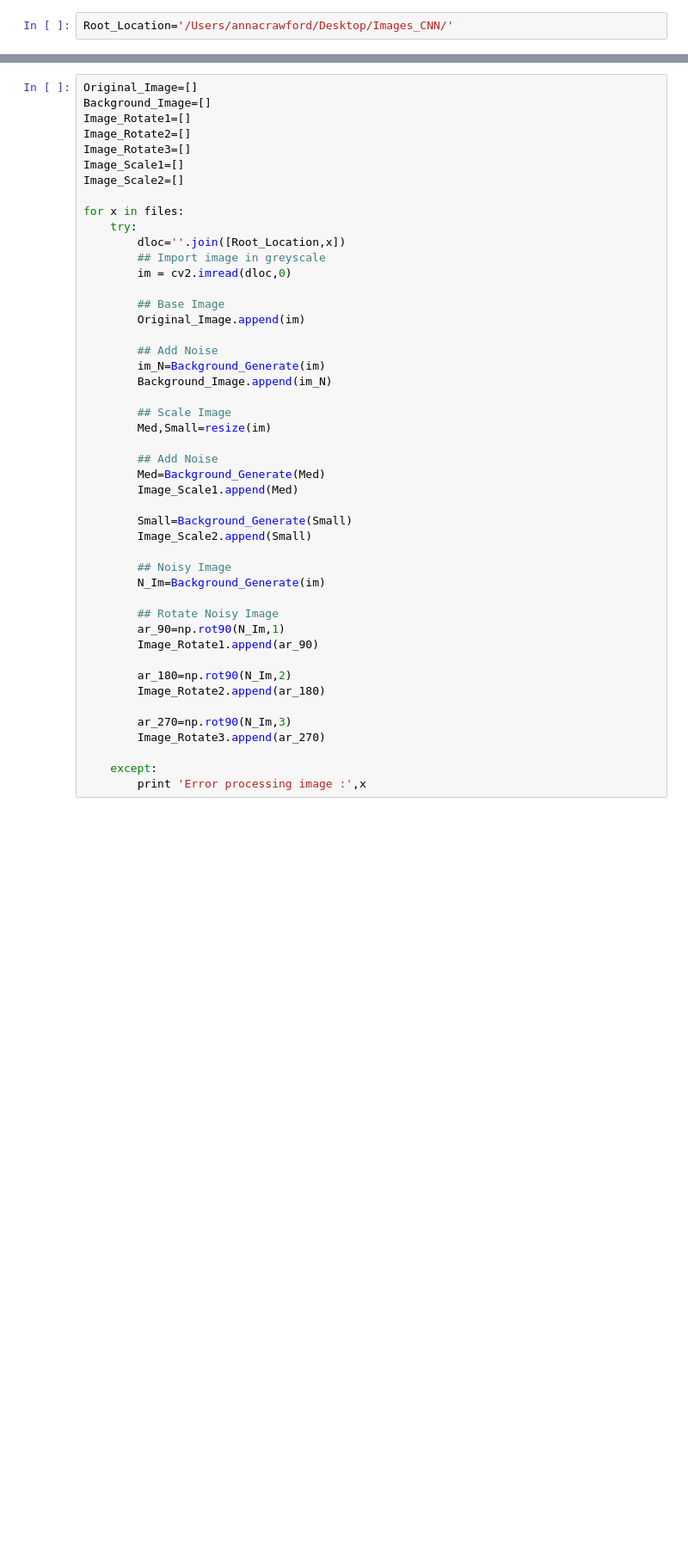
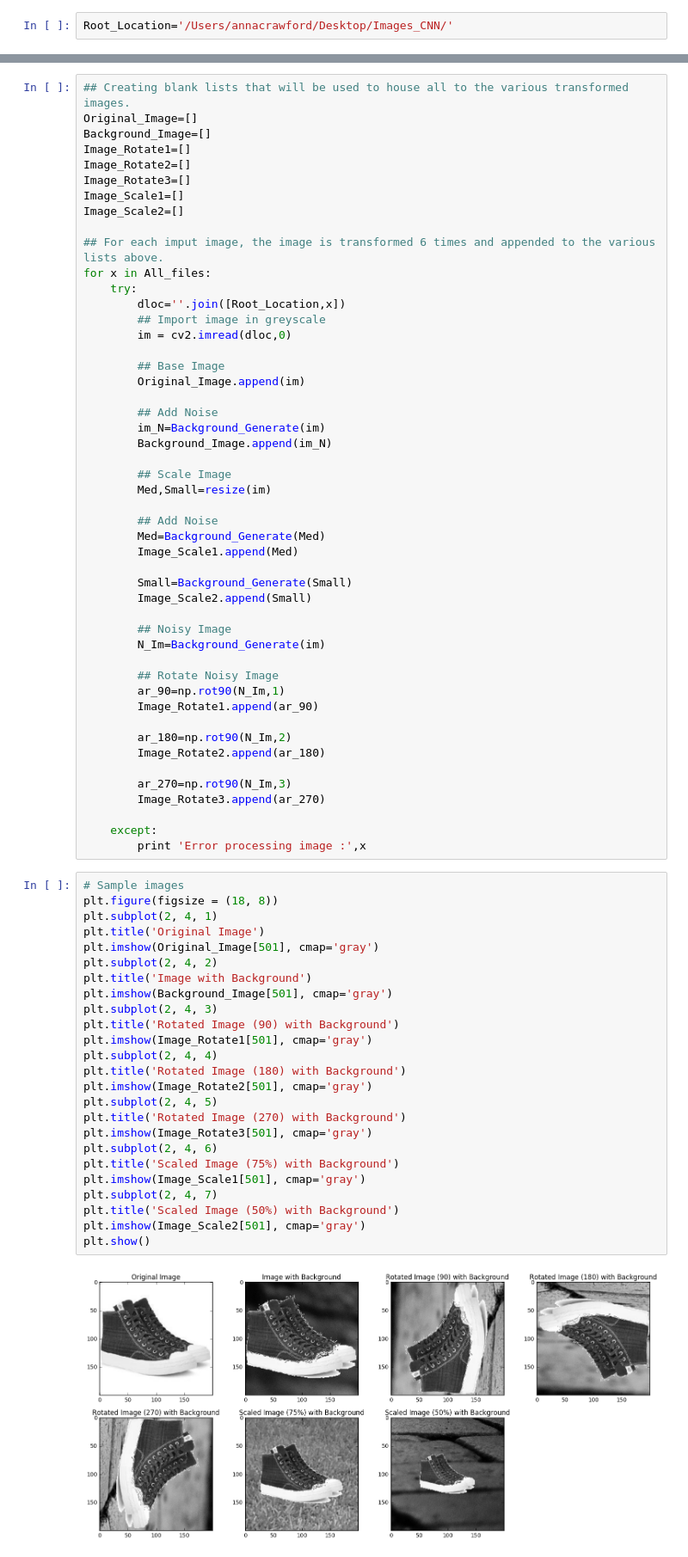
Before and after one commit to Colin-GR-Crawford/J-C, a Jupyter notebook: CNN/CNN_Image_Preprocessing.ipynb, the cells around one changed output, grey strips where cells are left out. Shown at 86% size. Saved outputs shown, nothing was run; the diff lists cells and outputs as text; blank space fills up the shorter version.

```diff
--- a/CNN/CNN_Image_Preprocessing.ipynb
+++ b/CNN/CNN_Image_Preprocessing.ipynb
@@ -55,6 +112,7 @@ def resize(Input_image):
     White_Med[25:175, 25:175] = Med
     return White_Med,White_Small
 # %%
+## Creating blank lists that will be used to house all to the various transformed images.
 Original_Image=[]
 Background_Image=[]
 Image_Rotate1=[]
@@ -63,7 +121,8 @@ Image_Rotate3=[]
 Image_Scale1=[]
 Image_Scale2=[]
 
-for x in files:
+## For each imput image, the image is transformed 6 times and appended to the various lists above.
+for x in All_files:
     try:
         dloc=''.join([Root_Location,x])
         ## Import image in greyscale
@@ -101,6 +160,33 @@ for x in files:
 
     except:
         print 'Error processing image :',x
+# %%
+# Sample images
+plt.figure(figsize = (18, 8))
+plt.subplot(2, 4, 1)
+plt.title('Original Image')
+plt.imshow(Original_Image[501], cmap='gray')
+plt.subplot(2, 4, 2)
+plt.title('Image with Background')
+plt.imshow(Background_Image[501], cmap='gray')
+plt.subplot(2, 4, 3)
+plt.title('Rotated Image (90) with Background')
+plt.imshow(Image_Rotate1[501], cmap='gray')
+plt.subplot(2, 4, 4)
+plt.title('Rotated Image (180) with Background')
+plt.imshow(Image_Rotate2[501], cmap='gray')
+plt.subplot(2, 4, 5)
+plt.title('Rotated Image (270) with Background')
+plt.imshow(Image_Rotate3[501], cmap='gray')
+plt.subplot(2, 4, 6)
+plt.title('Scaled Image (75%) with Background')
+plt.imshow(Image_Scale1[501], cmap='gray')
+plt.subplot(2, 4, 7)
+plt.title('Scaled Image (50%) with Background')
+plt.imshow(Image_Scale2[501], cmap='gray')
+plt.show()
+# %% [output]
+[figure, added]
 # %%
 len(Original_Image)
 # %% [output]
```
Also changed, not shown: parts of 29 cells of this notebook.
